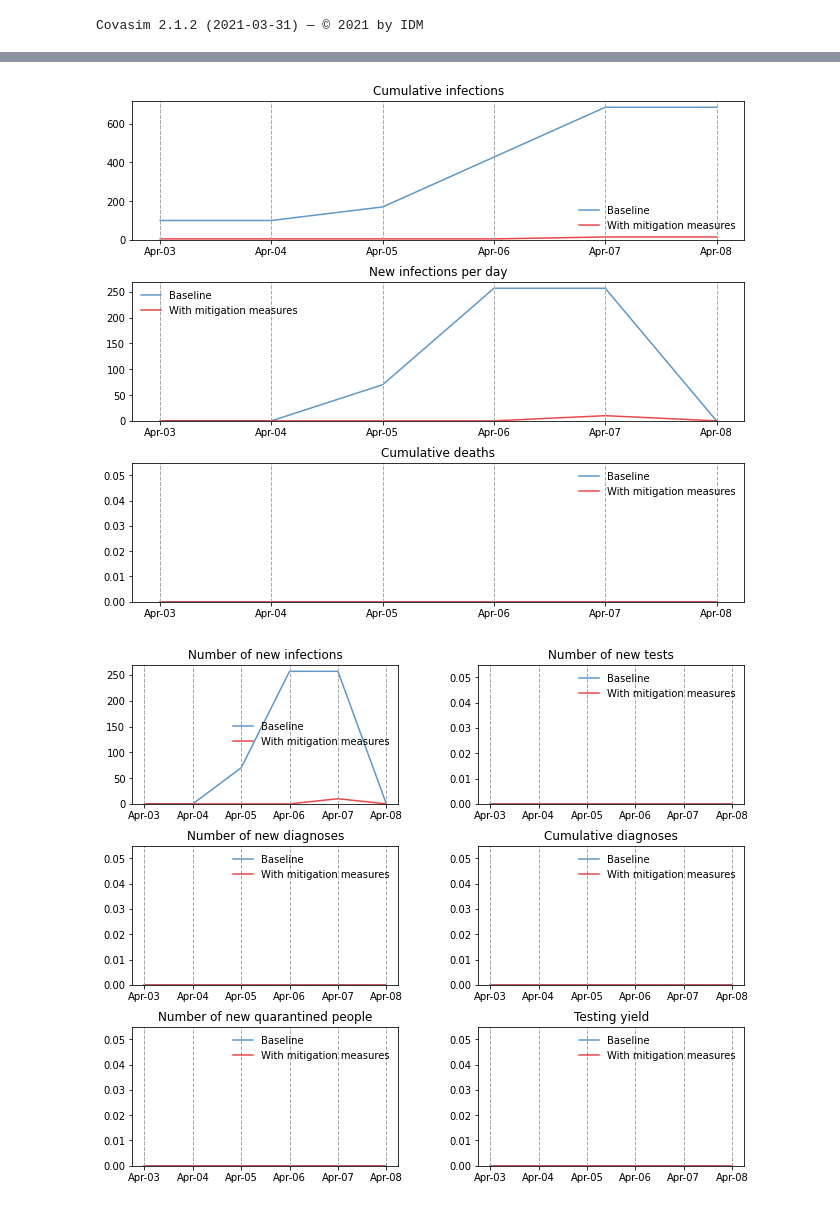
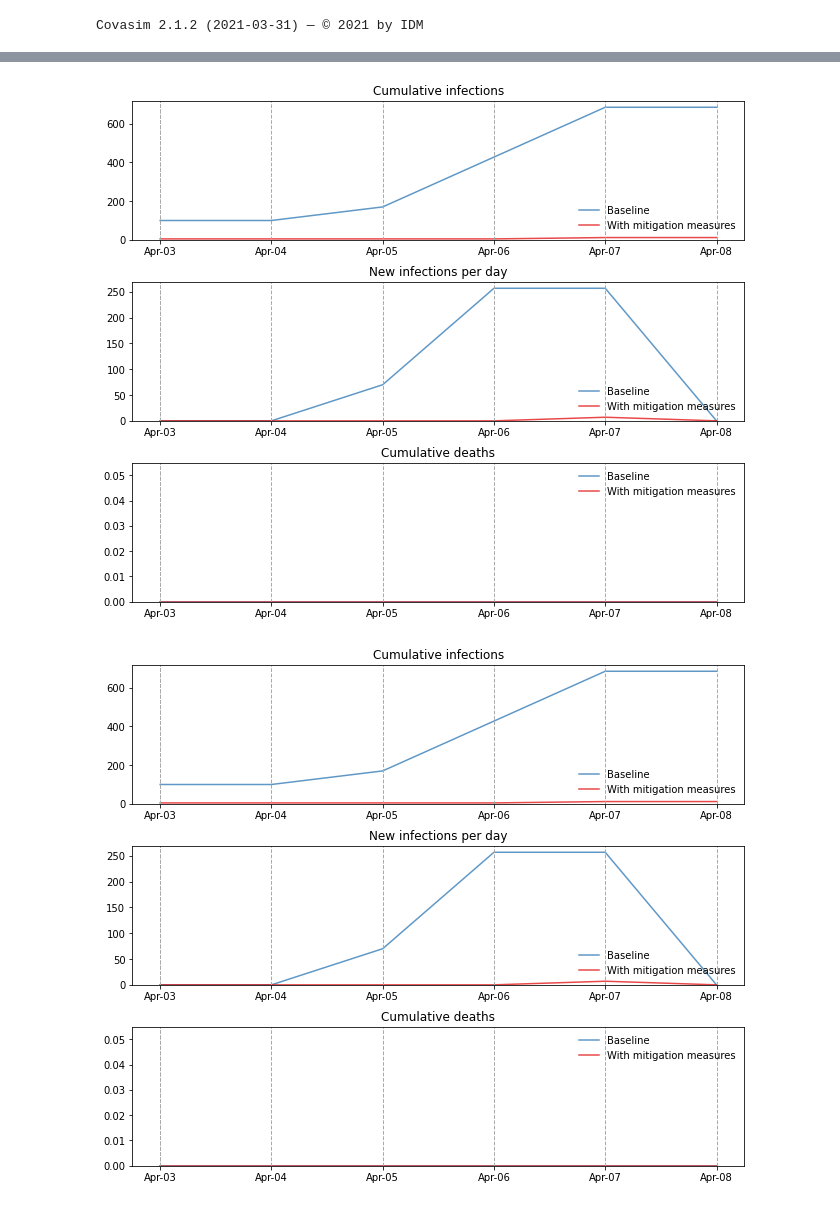
Before and after one commit to JoviaNierenberg/COVID-Event-Safety-Modeling, a Jupyter notebook: main.ipynb, the cells around one changed output, grey strips where cells are left out. Cells and saved outputs as stored; diff of their text form; code cells hidden in the pictures.

Commit message:
Added basic vaccine functionality

```diff
--- a/main.ipynb
+++ b/main.ipynb
@@ -12,6 +12,8 @@ today = date.today()
 def format_day(date):
     return date.strftime("%Y-%m-%d")
 # %%
+# MODEL PARAMETERS, INTERVENTION FUNCTIONS
+
 # Adjust model params here
 event_length = 5
 baseline_beta = 1
@@ -39,6 +41,12 @@ pars = dict(
     pop_infected = 100
 )
 
+""" test_intervention: Creates intervention for a testing strategy
+-   test_del: Delay in test result
+-   days_testing: Number of days in event testing susceptibles
+-   subtarg: Indices of population to subtarget
+-   sens: Sensitivity of test used
+"""
 # Note: this only works for cases generated at event.
 # For single entry testing only, run test_intervention(0,0)
 def test_intervention(test_del, days_testing, subtarg=None, sens=1):
@@ -53,9 +61,18 @@ def test_intervention(test_del, days_testing, subtarg=None, sens=1):
                        sensitivity=sens,
                        test_delay=test_del)
 
-#test_int = cv.test_num(daily_tests=[0,1000,0], start_day=d1, end_day=d2)
-#End of event intervention stops transmission once event ends
+"""vaccine_intervention: Creates intervention for a vaccine-based entry strategy
+-
+-
+-
+"""
+def vaccine_intervention(percent_vax, passport = False):
+    if passport:
+        percent_vax = 1
+    return cv.vaccine(days=0, prob=percent_vax, rel_sus=.2, rel_symp=.2)
 # %%
+# INTERVENTIONS AND SIMULATIONS
+
 # Shared interventions
 end_of_event = cv.change_beta(days=[d2], changes=[0]) # Transmission stops after event ends
 
@@ -65,12 +82,12 @@ orig_sim = cv.Sim(pars, interventions=[event_baseline, end_of_event], label='Bas
 
 # Mitigation interventions and simulation
 test_int = test_intervention(test_del=test_del, days_testing=days_testing, sens=sens)
+vc = vaccine_intervention(.4)
 event_mitigate = cv.dynamic_pars(beta=dict(days=list(range(event_length)), vals=[mitigation_beta]*(event_length)))
-sim = cv.Sim(pars, interventions=[test_int,end_of_event, event_mitigate], label='With mitigation measures')
+sim = cv.Sim(pars, interventions=[test_int, end_of_event, event_mitigate, vc], label='With mitigation measures')
 # %%
-# Run and plot
+# RUN AND PLOT
 msim = cv.MultiSim([orig_sim, sim])
 msim.run()
 msim.plot()
-msim.plot(to_plot=['new_infections', 'new_tests', 'new_diagnoses', 'cum_diagnoses', 'new_quarantined', 'test_yield'])
 # %% [output]
@@ -83,13 +100,13 @@ Simulation "With mitigation measures" summary:
        5 cumulative infectious
        0 cumulative tests
        0 cumulative diagnoses
        0 cumulative recoveries
        2 cumulative symptomatic cases
        0 cumulative severe cases
 ... (11 lines left out)
        0 cumulative severe cases
        0 cumulative critical cases
        0 cumulative deaths
        0 cumulative quarantined people
-[figure, old version]
+[figure, new version]
-[figure, old version]
+[figure, new version]
```
Also changed, not shown: parts of 1 cell of this notebook.
